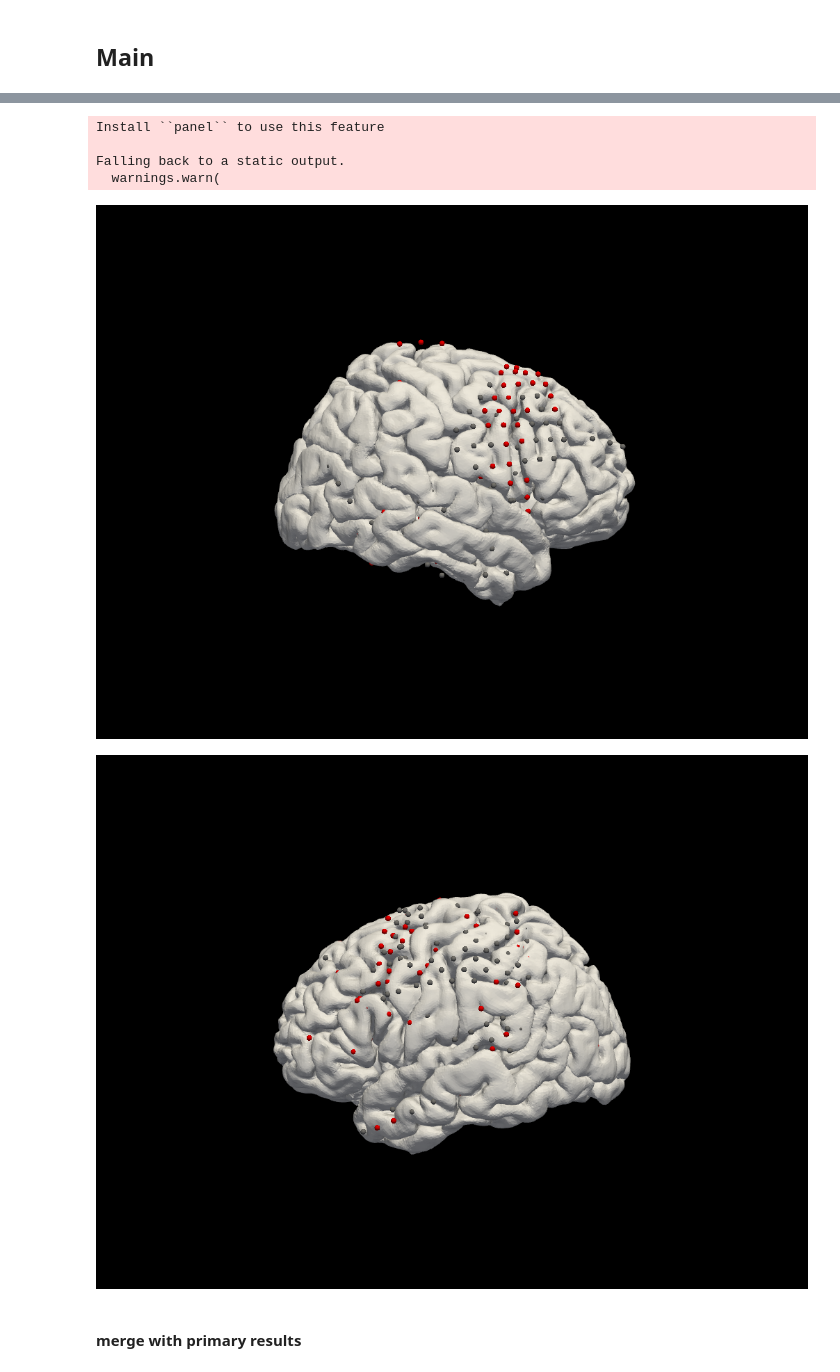
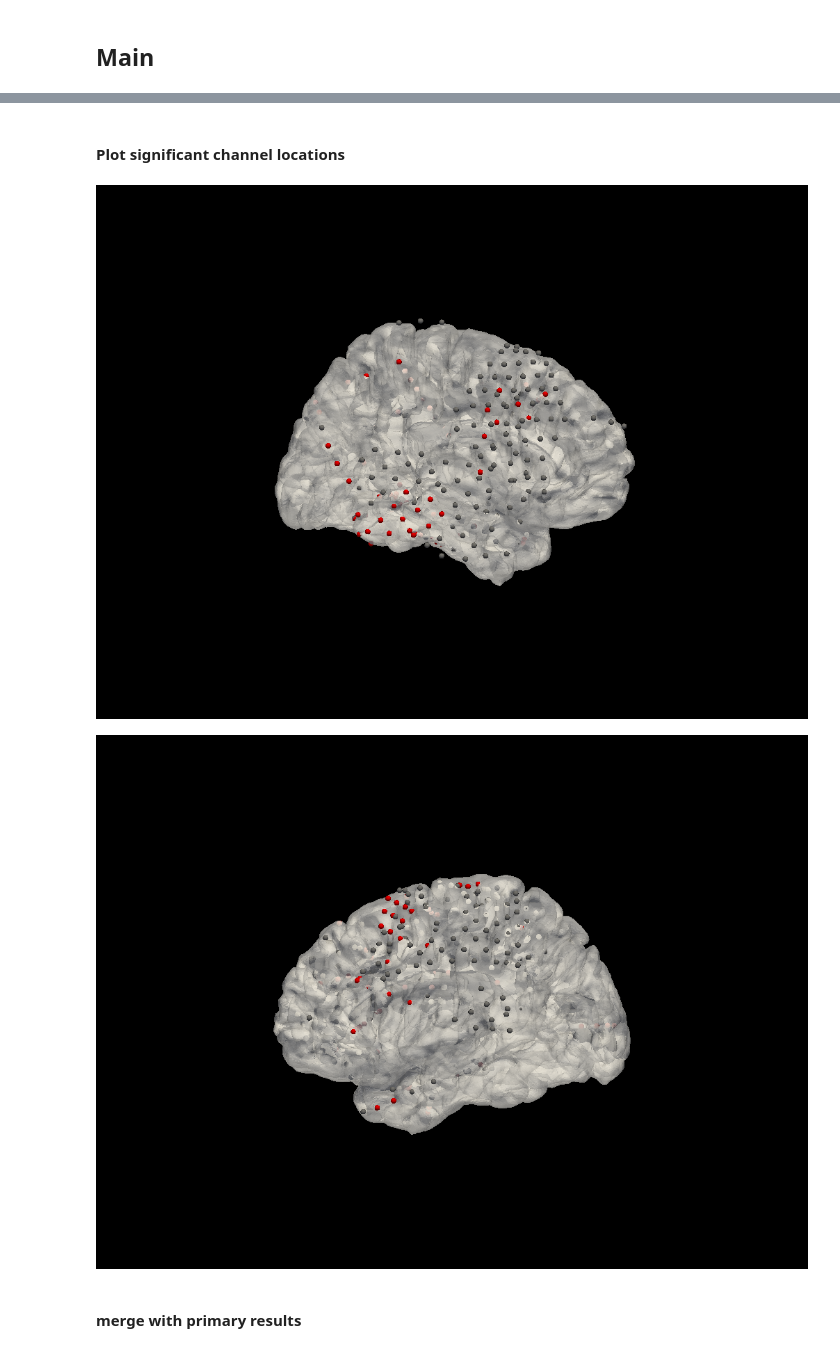
Before and after one commit to voytekresearch/oscillation_vs_exponent, a Jupyter notebook: notebooks/task_mod.ipynb, the cells around one changed output, grey strips where cells are left out. Saved outputs shown, nothing was run; the diff lists cells and outputs as text; code cells hidden in the pictures.

```diff
--- a/notebooks/task_mod.ipynb
+++ b/notebooks/task_mod.ipynb
@@ -376,13 +63,14 @@ Sign of difference: -1
 # %%
 # load results - alpha/beta bandpower modulation (resampling analysis)
 results = pd.read_csv(f"{PROJECT_PATH}/data/results/ieeg_modulated_channels.csv")
+results.drop(columns=['Unnamed: 0'], inplace=True)
 
 # add significan column
 ALPHA = 0.05
-results['sig'] = results['p_val']<ALPHA
+results['sig_tm'] = results['p_val']<ALPHA
 
 # print results
-n_sig_chans = np.sum(results['sig'])
+n_sig_chans = np.sum(results['sig_tm'])
 percent_sig = n_sig_chans / len(results) * 100
 print(f"Number of significant channels: {n_sig_chans} ({percent_sig:.2f}%)")
 
@@ -405,5 +93,10 @@ Number of significant channels: 821 (30.63%)
 # %%
+# add channel info to results
+
 # load channel info
 chan_info = pd.read_pickle(f'{PROJECT_PATH}/data/ieeg_metadata/ieeg_channel_info.pkl')
-chan_info
+
+# merge
+df_merge = pd.merge(results, chan_info, on=['patient','chan_idx'])
+df_merge
 # %% [output]
@@ -448,0 +116,18 @@ df
+# %%
+# find channels that are significant in any condition
+df_hit = df_merge[df_merge['memory']=='hit']
+sig = df_hit.groupby(['patient','chan_idx']).all().reset_index()
+
+# add to df_merge
+df_merge['sig'] = np.nan
+for ii in range(len(sig)):
+    df_merge.loc[(df_merge['patient']==sig.loc[ii, 'patient']) & \
+                (df_merge['chan_idx']==sig.loc[ii, 'chan_idx']), 'sig'] \
+                    = sig.loc[ii, 'sig_tm']
+
+# reduce
+df = df_merge[df_merge['sig']==1]
+
+# show
+print(f"{int(len(df)/4)} / {int(len(df_merge)/4)} channels ({(len(df)/4) / (len(df_merge)/4) * 100:.2f}%)")
+df
@@ -460,24 +160,21 @@ cpos_right = [(522.8751422878058, -8.533968557192056, 2.1119098264702054),
 cpos_left = [(-520.3531805339194, -38.83703309211285, 60.37721009778639),
              (0.21547583547528149, -18.471318770726832, 15.236837161591453),
              (0.08481614834082721, 0.038835387452391915, 0.9956395098940428)]
+# %% [markdown]
+#### Plot significant channel locations
 # %%
 # plot results for an example condition
+X_OFFSET = 4
 
 # get electrode positions and p-values (for a condition)
-material = 'words'
-memory = 'hit'
-df_cond = df[(df['material']==material) &(df['memory']==memory)]
-elec_pos = df_cond[['pos_x','pos_y','pos_z']].values.astype(float)
-value = df_cond['p_val'].values.astype(float)
+elec_pos = df_merge[['pos_x','pos_y','pos_z']].values.astype(float)
+value = df_merge['p_val'].values.astype(float)
 
 # plot
-for cpos in [cpos_right, cpos_left]:
+for cpos, x_offset in zip([cpos_right, cpos_left], [X_OFFSET, -X_OFFSET]):
     # plot_data_spatial(pos, tri, elec_pos, value, cpos=cpos)
-    plot_binary_spatial(pos, tri, elec_pos, df_cond['sig'], cpos=cpos)
+    plot_binary_spatial(pos, tri, elec_pos, df_merge['sig'].values.astype(bool), cpos=cpos,
+                        x_offset=x_offset, brain_opacity=0.9, divide_hemispheres=True)
 # %% [output]
-Install ``panel`` to use this feature
-
-Falling back to a static output.
-  warnings.warn(
-[figure, old version]
+[figure, new version]
-[figure, old version]
+[figure, new version]
```
Also changed, not shown: parts of 33 cells of this notebook.
